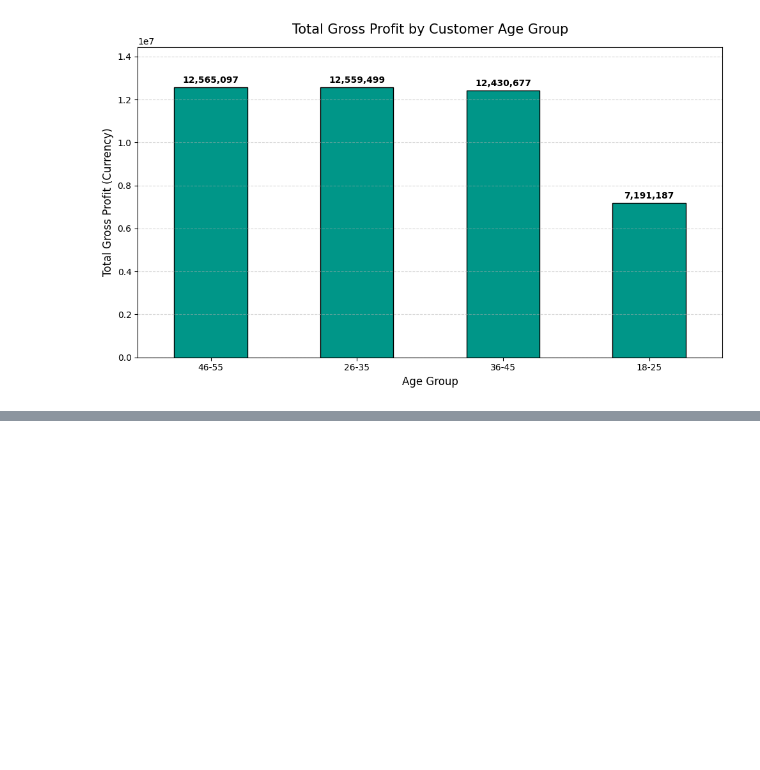
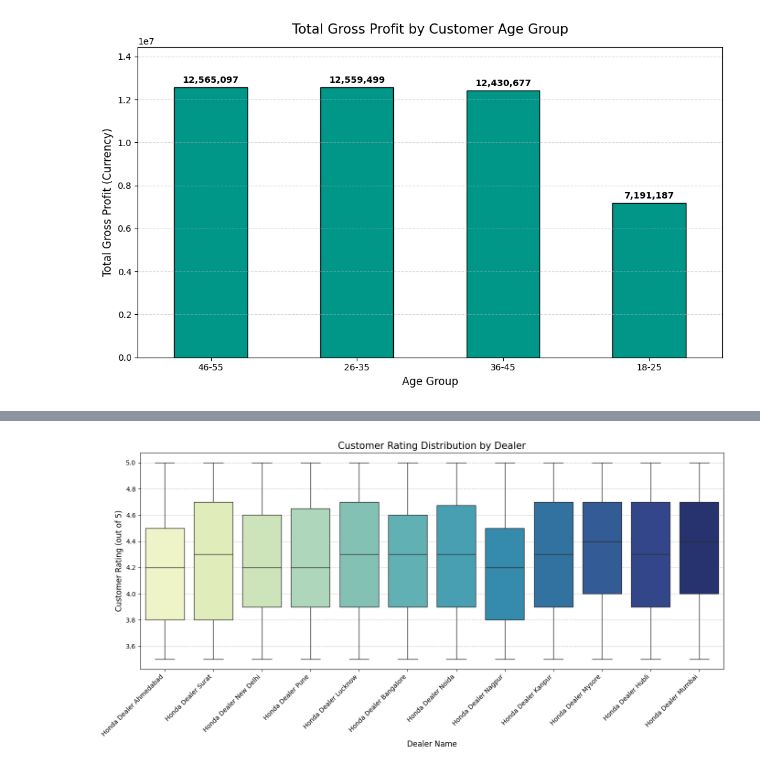
Before and after one commit to sameer-S-R-A/Project_matrix, a Jupyter notebook: honda_sales_EDA.ipynb, the cells around one changed output, grey strips where cells are left out. Saved outputs shown, nothing was run; the diff lists cells and outputs as text; code cells hidden in the pictures; blank space fills up the shorter version.

```diff
--- a/honda_sales_EDA.ipynb
+++ b/honda_sales_EDA.ipynb
@@ -434,0 +465,15 @@ plt.show()
+# %%
+import seaborn as sns
+import matplotlib.pyplot as plt
+
+plt.figure(figsize=(14, 7))
+sns.boxplot(data=df, x='Dealer_Name', y='Customer_Rating', hue='Dealer_Name', palette='YlGnBu', legend=False)
+plt.title('Customer Rating Distribution by Dealer', fontsize=15)
+plt.xlabel('Dealer Name', fontsize=12)
+plt.ylabel('Customer Rating (out of 5)', fontsize=12)
+plt.xticks(rotation=45, ha='right')
+plt.grid(axis='y', linestyle='--', alpha=0.7)
+plt.tight_layout()
+plt.show()
+# %% [output]
+[figure, added]
```
Also changed, not shown: parts of 3 cells of this notebook, 1 other file.
